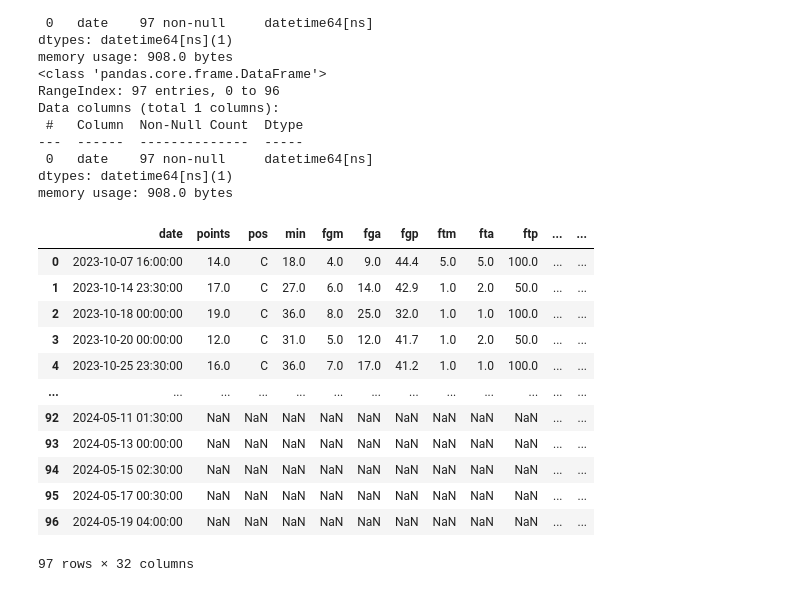
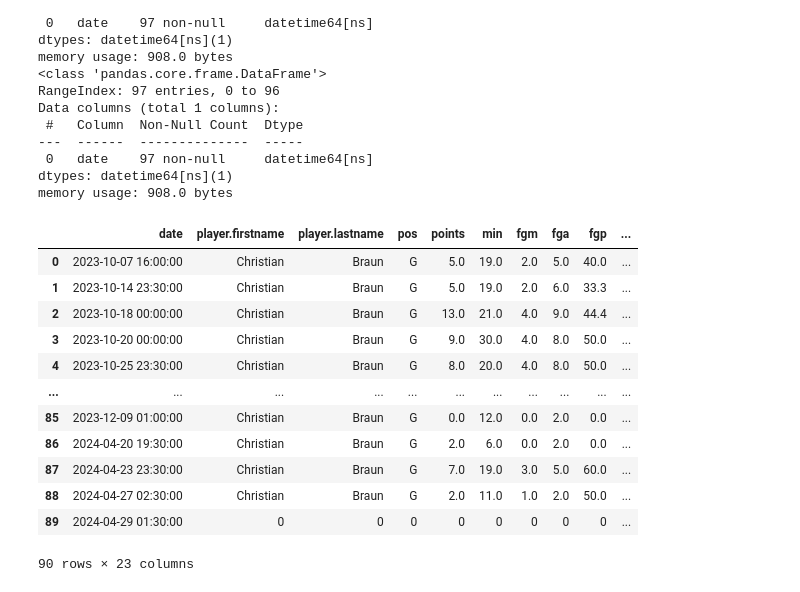
Before and after one commit to knox135/group-project-1, a Jupyter notebook: nuggetsvwolves.ipynb, the cells around one changed output. Saved outputs shown, nothing was run; the diff lists cells and outputs as text; code cells hidden in the pictures.

```diff
--- a/nuggetsvwolves.ipynb
+++ b/nuggetsvwolves.ipynb
@@ -74,37 +74,37 @@ dtypes: datetime64[ns](1)
 memory usage: 908.0 bytes
 # %%
 #combine game dates to player stats dataframe for nuggets
-braun_df = pd.concat([nuggets_schedule, braun_df], axis=1)
-pope_df = pd.concat([nuggets_schedule, pope_df], axis=1)
-gordon_df = pd.concat([nuggets_schedule, gordon_df], axis=1)
-holiday_df = pd.concat([nuggets_schedule, holiday_df], axis=1)
-jokic_df = pd.concat([nuggets_schedule, jokic_df], axis=1)
-murray_df = pd.concat([nuggets_schedule, murray_df], axis=1)
-porterjr_df = pd.concat([nuggets_schedule, porterjr_df], axis=1)
-watson_df = pd.concat([nuggets_schedule, watson_df], axis=1)
+braun_df = pd.concat([nuggets_schedule, braun_df], axis=1).fillna('0').drop([90,91,92,93,94,95,96,],axis=0)
+pope_df = pd.concat([nuggets_schedule, pope_df], axis=1).fillna('0').drop([90,91,92,93,94,95,96,],axis=0)
+gordon_df = pd.concat([nuggets_schedule, gordon_df], axis=1).fillna('0').drop([90,91,92,93,94,95,96,],axis=0)
+holiday_df = pd.concat([nuggets_schedule, holiday_df], axis=1).fillna('0').drop([90,91,92,93,94,95,96,],axis=0)
+jokic_df = pd.concat([nuggets_schedule, jokic_df], axis=1).fillna('0').drop([90,91,92,93,94,95,96,],axis=0)
+murray_df = pd.concat([nuggets_schedule, murray_df], axis=1).fillna('0').drop([90,91,92,93,94,95,96,],axis=0)
+porterjr_df = pd.concat([nuggets_schedule, porterjr_df], axis=1).fillna('0').drop([90,91,92,93,94,95,96,],axis=0)
+watson_df = pd.concat([nuggets_schedule, watson_df], axis=1).fillna('0').drop([90,91,92,93,94,95,96,],axis=0)
 
 #combine game dates to player stats dataframe for timberwolves
-conley_df = pd.concat([wolves_schedule, conley_df], axis=1)
-edwards_df = pd.concat([wolves_schedule, edwards_df], axis=1)
-gobert_df = pd.concat([wolves_schedule, gobert_df], axis=1)
-kat_df = pd.concat([wolves_schedule, kat_df], axis=1)
-mcdaniels_df = pd.concat([wolves_schedule, mcdaniels_df], axis=1)
-morris_df = pd.concat([wolves_schedule, morris_df], axis=1)
-reid_df = pd.concat([wolves_schedule, reid_df], axis=1)
-walker_df = pd.concat([wolves_schedule, walker_df], axis=1)
+conley_df = pd.concat([wolves_schedule, conley_df], axis=1).fillna('0').drop([90,91,92,93,94,95,96,],axis=0)
+edwards_df = pd.concat([wolves_schedule, edwards_df], axis=1).fillna('0').drop([90,91,92,93,94,95,96,],axis=0)
+gobert_df = pd.concat([wolves_schedule, gobert_df], axis=1).fillna('0').drop([90,91,92,93,94,95,96,],axis=0)
+kat_df = pd.concat([wolves_schedule, kat_df], axis=1).fillna('0').drop([90,91,92,93,94,95,96,],axis=0)
+mcdaniels_df = pd.concat([wolves_schedule, mcdaniels_df], axis=1).fillna('0').drop([90,91,92,93,94,95,96,],axis=0)
+morris_df = pd.concat([wolves_schedule, morris_df], axis=1).fillna('0').drop([90,91,92,93,94,95,96,],axis=0)
+reid_df = pd.concat([wolves_schedule, reid_df], axis=1).fillna('0').drop([90,91,92,93,94,95,96,],axis=0)
+walker_df = pd.concat([wolves_schedule, walker_df], axis=1).fillna('0').drop([90,91,92,93,94,95,96,],axis=0)
 
-kat_df
+braun_df
 # %% [output]
-|  | date | points | pos | min | fgm | fga | fgp | ftm | fta | ftp | ... | ... |
-| 0 | 2023-10-07 16:00:00 | 14.0 | C | 18.0 | 4.0 | 9.0 | 44.4 | 5.0 | 5.0 | 100.0 | ... | ... |
-| 1 | 2023-10-14 23:30:00 | 17.0 | C | 27.0 | 6.0 | 14.0 | 42.9 | 1.0 | 2.0 | 50.0 | ... | ... |
-| 2 | 2023-10-18 00:00:00 | 19.0 | C | 36.0 | 8.0 | 25.0 | 32.0 | 1.0 | 1.0 | 100.0 | ... | ... |
-| 3 | 2023-10-20 00:00:00 | 12.0 | C | 31.0 | 5.0 | 12.0 | 41.7 | 1.0 | 2.0 | 50.0 | ... | ... |
-| 4 | 2023-10-25 23:30:00 | 16.0 | C | 36.0 | 7.0 | 17.0 | 41.2 | 1.0 | 1.0 | 100.0 | ... | ... |
-| ... | ... | ... | ... | ... | ... | ... | ... | ... | ... | ... | ... | ... |
-| 92 | 2024-05-11 01:30:00 | NaN | NaN | NaN | NaN | NaN | NaN | NaN | NaN | NaN | ... | ... |
-| 93 | 2024-05-13 00:00:00 | NaN | NaN | NaN | NaN | NaN | NaN | NaN | NaN | NaN | ... | ... |
-| 94 | 2024-05-15 02:30:00 | NaN | NaN | NaN | NaN | NaN | NaN | NaN | NaN | NaN | ... | ... |
-| 95 | 2024-05-17 00:30:00 | NaN | NaN | NaN | NaN | NaN | NaN | NaN | NaN | NaN | ... | ... |
-| 96 | 2024-05-19 04:00:00 | NaN | NaN | NaN | NaN | NaN | NaN | NaN | NaN | NaN | ... | ... |
+|  | date | player.firstname | player.lastname | pos | points | min | fgm | fga | fgp | ... |
+| 0 | 2023-10-07 16:00:00 | Christian | Braun | G | 5.0 | 19.0 | 2.0 | 5.0 | 40.0 | ... |
+| 1 | 2023-10-14 23:30:00 | Christian | Braun | G | 5.0 | 19.0 | 2.0 | 6.0 | 33.3 | ... |
+| 2 | 2023-10-18 00:00:00 | Christian | Braun | G | 13.0 | 21.0 | 4.0 | 9.0 | 44.4 | ... |
+| 3 | 2023-10-20 00:00:00 | Christian | Braun | G | 9.0 | 30.0 | 4.0 | 8.0 | 50.0 | ... |
+| 4 | 2023-10-25 23:30:00 | Christian | Braun | G | 8.0 | 20.0 | 4.0 | 8.0 | 50.0 | ... |
+| ... | ... | ... | ... | ... | ... | ... | ... | ... | ... | ... |
+| 85 | 2023-12-09 01:00:00 | Christian | Braun | G | 0.0 | 12.0 | 0.0 | 2.0 | 0.0 | ... |
+| 86 | 2024-04-20 19:30:00 | Christian | Braun | G | 2.0 | 6.0 | 0.0 | 2.0 | 0.0 | ... |
+| 87 | 2024-04-23 23:30:00 | Christian | Braun | G | 7.0 | 19.0 | 3.0 | 5.0 | 60.0 | ... |
+| 88 | 2024-04-27 02:30:00 | Christian | Braun | G | 2.0 | 11.0 | 1.0 | 2.0 | 50.0 | ... |
+| 89 | 2024-04-29 01:30:00 | 0 | 0 | 0 | 0 | 0 | 0 | 0 | 0 | ... |
-97 rows × 32 columns
+90 rows × 23 columns
```
Also changed, not shown: parts of 15 cells of this notebook.
